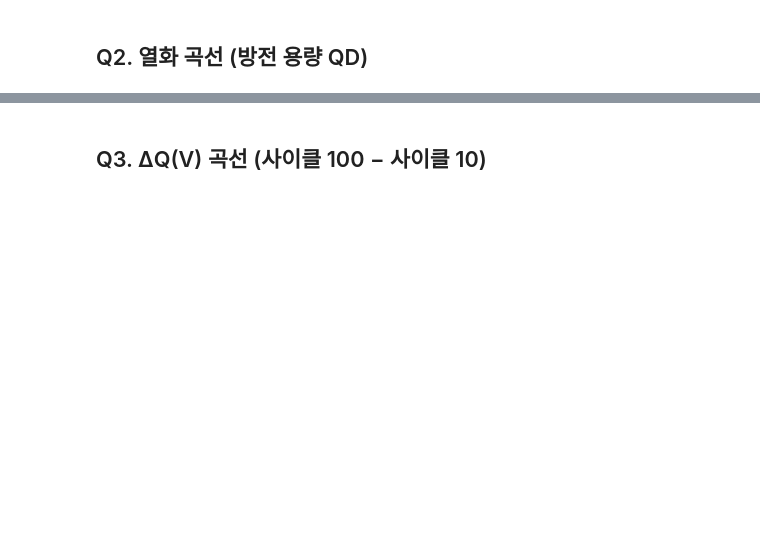
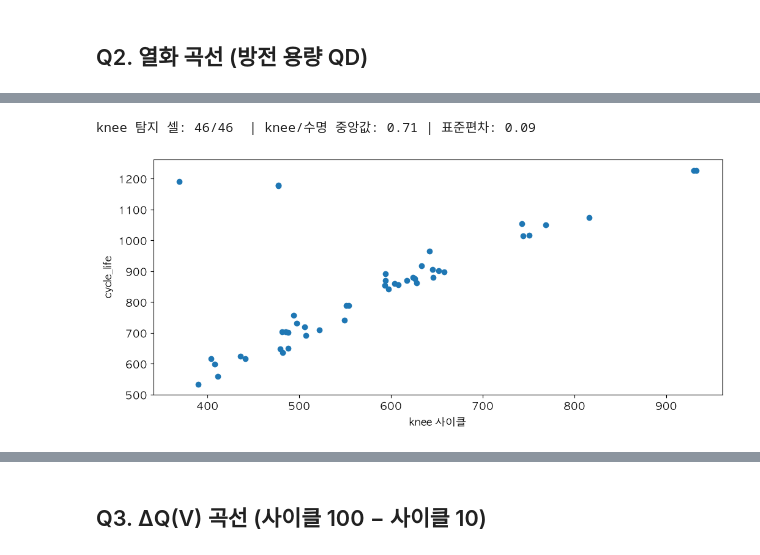
Before and after one commit to jihoo1018/data-mini-project, a Jupyter notebook: notebooks/01_EDA.ipynb, the cells around one changed output, grey strips where cells are left out. Drawn from its saved outputs; the diff is of its cells as text; code cells hidden in the pictures; blank space fills up the shorter version.

```diff
--- a/notebooks/01_EDA.ipynb
+++ b/notebooks/01_EDA.ipynb
@@ -52,14 +85,19 @@ ax.set_ylim(0.7, 1.2); ax.set_xlabel('cycle'); ax.set_ylabel('QD (Ah)'); ax.lege
 # %%
-# 열화 가속 여부: 수명 대비 구간별 용량 감소율, knee 후보 = 기울기가 처음으로 2배 이상 가팔라지는 지점
-def knee(g, w=50):
-    q = g.QDischarge.rolling(w, center=True, min_periods=w//2).mean().values
-    s = -np.gradient(q)                                   # 사이클당 용량 감소
-    base = np.median(s[w:200]) if len(s) > 200 else np.nan
-    idx = np.where((np.arange(len(s)) > 200) & (s > 2*base))[0]
-    return idx[0]+1 if len(idx) else np.nan
+# knee(열화가 꺾이는 지점) 탐지 — Kneedle 방식: 곡선의 시작~끝을 직선으로 이은 뒤, 그 직선에서 가장 멀리 떨어진 점
+from scipy.signal import medfilt
+def knee(g, k=11):
+    q = medfilt(g.QDischarge.values, k)                   # 용량 스파이크 제거
+    q = q[k:-k] if len(q) > 3*k else q                    # 필터 가장자리 제외
+    x = np.linspace(0, 1, len(q))                         # 사이클을 0~1로 정규화
+    q0, qN = np.median(q[:10]), q[-1]
+    y = (q - qN) / (q0 - qN)                              # 용량을 1(시작)~0(끝)로 정규화
+    return g.cycle.values[k:-k][np.argmax(y - (1 - x))] if len(g) > 3*k else np.nan   # 직선 대비 가장 위로 볼록한 지점
 
 kn = clean.groupby('cell').apply(knee).rename('knee')
 k = cells.merge(kn, left_on='cell', right_index=True)
 k['knee_ratio'] = k.knee / k.cycle_life
-print(f"knee 탐지 셀: {k.knee.notna().sum()}/{len(k)}  | knee/수명 중앙값: {k.knee_ratio.median():.2f}")
-plt.scatter(k.knee, k.cycle_life); plt.xlabel('knee 후보 사이클'); plt.ylabel('cycle_life'); plt.show()
+print(f"knee 탐지 셀: {k.knee.notna().sum()}/{len(k)}  | knee/수명 중앙값: {k.knee_ratio.median():.2f} | 표준편차: {k.knee_ratio.std():.2f}")
+plt.scatter(k.knee, k.cycle_life); plt.xlabel('knee 사이클'); plt.ylabel('cycle_life'); plt.show()
+# %% [output]
+knee 탐지 셀: 46/46  | knee/수명 중앙값: 0.71 | 표준편차: 0.09
+[figure, added]
```
Also changed, not shown: parts of 43 cells of this notebook, 3 other files.
